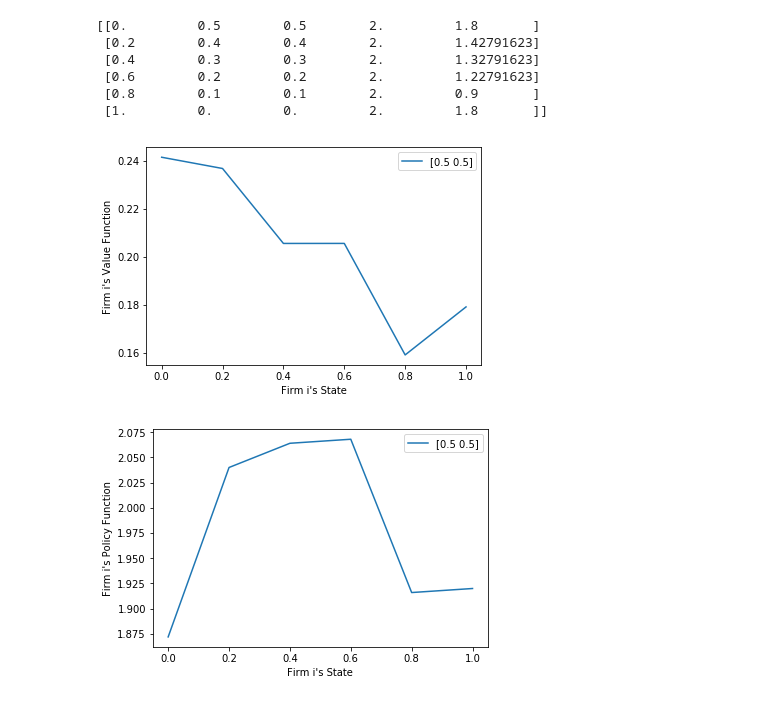
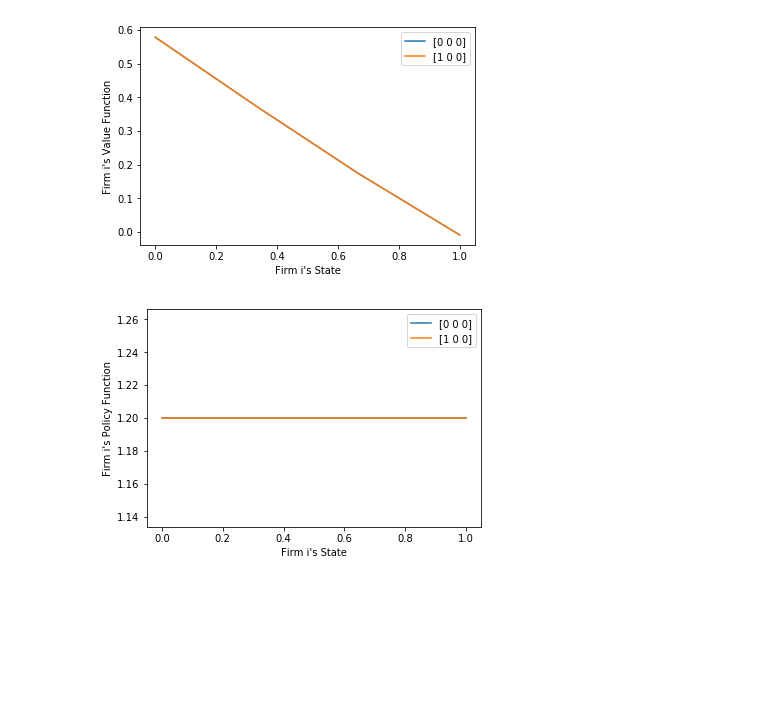
Before and after one commit to ericschulman/tx_milk_2yp, a Jupyter notebook: signals.ipynb, the cells around one changed output. Cells and saved outputs as stored; diff of their text form; code cells hidden in the pictures; blank space fills up the shorter version.

```diff
--- a/signals.ipynb
+++ b/signals.ipynb
@@ -112,14 +148,15 @@ print policy0(new_states)
 # %%
-def calc_bids(policy, states):
-    """return the other players bids
-    given the state by 'switching perspective'
-    to other firm"""
+def calc_bids(policy, states, shocks):
+    """return the other players bids given
+    the state by 'switching perspective' to other firm"""
 
     other_bids = []
     for i in range(1,states.n):
         other_states = states.get_all()
-        my_other = other_states[:,i]
+        my_other = other_states[:,i] #other states from i's perspective
         other = np.delete(other_states, i, axis=1)
         other_states = states.make_states(my_other, other)
-        other_bids.append( policy(other_states) )
+        my_shocks = shocks.take(np.arange(states.n) + i, mode='wrap', axis=1)
+        other_bids.append( policy(other_states,my_shocks) )
+
     return np.array(other_bids).transpose()
@@ -275,39 +303,57 @@ def  markov_perfect_eq(error, maxiter, value, policy, bids, states, shock, theta
 # %%
-def gen_cross(states):
+def gen_cross(states, graph_shocks):
     """gen cross section for purposes of graphing policy"""
+
     my_states = np.arange(0,states.num_step+1)*(1./states.num_step)
 
     #equalize other market shares
-    fixed = (1 - my_states)/(states.n-1)
-    fixed = np.repeat(fixed, states.n-1 )
-    fixed_states = fixed.reshape(states.num_step + 1 , states.n-1)
+    other_shares = (1 - my_states)/(states.n-1)
+    other_states = np.repeat(other_shares, states.n-1 )
+    other_states = other_states.reshape(states.num_step + 1 , states.n-1)
+    cross_states = states.make_states(my_states,other_states)
 
-    return states.make_states(my_states,fixed_states)
+    #then tile shocks based on states
+    cross_shocks = []
+    for i in range(len( graph_shocks)):
+        cross_shock_i = np.tile(  graph_shocks[i], (cross_states.get_len(),1) )
+        cross_shocks.append(cross_shock_i)
+
+    return [cross_states]*len(cross_shocks), cross_shocks
 
 
-def graph_functions(function, cross_sections, labels):
+def graph_functions(value, policy, cross_states, cross_shocks, labels):
     """graph function on predetermined cross section"""
-    for i in range(len(function)):
+    for l in labels:
         #set up labels
         fig = plt.figure()
         plt.xlabel("Firm i's State")
-        plt.ylabel("Firm i's %s Function"%labels[i])
-        for cross in cross_sections:
-            plt.plot( cross.my_states, function[i](cross), label=str(cross.other_states[0]) )
+        plt.ylabel("Firm i's %s Function"%l)
+
+        for i in range(len(cross_states)):
+            #set y based on function
+            func_eval = cross_states[i].my_states
+            if l=='Value': func_eval =  value(cross_states[i])
+            if l=='Policy': func_eval =  policy(cross_states[i],cross_shocks[i])
+            plt.plot( cross_states[i].my_states, func_eval, label=str(cross_shocks[i][0]) )
+
         plt.legend()
 
 
-#states = States(5,7)
-cross_section = gen_cross(states)
 
+#set up boring example
+n, nsim, steps, contr, theta, beta, avg_cost, var_cost = 3, 5, 3, .3, 1, .9, 1,.5
+value, policy, bids, states, shocks, params, contr, theta, beta = (
+    set_up_env(n, nsim, steps, contr, theta, beta, avg_cost, var_cost))
 
-p = policy(cross_section).reshape(cross_section.get_len(),1)
-v = value(cross_section).reshape(cross_section.get_len(),1)
-print np.concatenate((cross_section.get_all(),p,v),axis=1)
+value,  policy = markov_perfect_eq(.0001, 10, value, policy, bids, states, shocks, params)
+
+graph_shocks = np.array([[0,0,0],[1,0,0]])
+cross_states, cross_shocks = gen_cross(states, graph_shocks)
+
+#roll the operator forward using shocks I intend to graph
+bad_max, bad_value,  policy = operator(value,  policy, bids, states, graph_shocks, param)
+
+graph_functions(bad_value, policy, cross_states, cross_shocks, ['Value','Policy'])
 # %% [output]
-[[0.         0.5        0.5        2.         1.8       ]
- [0.2        0.4        0.4        2.         1.42791623]
- [0.4        0.3        0.3        2.         1.32791623]
- [0.6        0.2        0.2        2.         1.22791623]
- [0.8        0.1        0.1        2.         0.9       ]
- [1.         0.         0.         2.         1.8       ]]
+[figure, added]
+[figure, added]
@@ -326,5 +359,0 @@ value, policy = markov_perfect_eq(.0001, 200, policy, policy, bids, states, shoc
-# %%
-graph_functions( (value,policy),[cross_section],['Value','Policy'])
-# %% [output]
-[figure, removed]
-[figure, removed]
```
Also changed, not shown: parts of 18 cells of this notebook.
